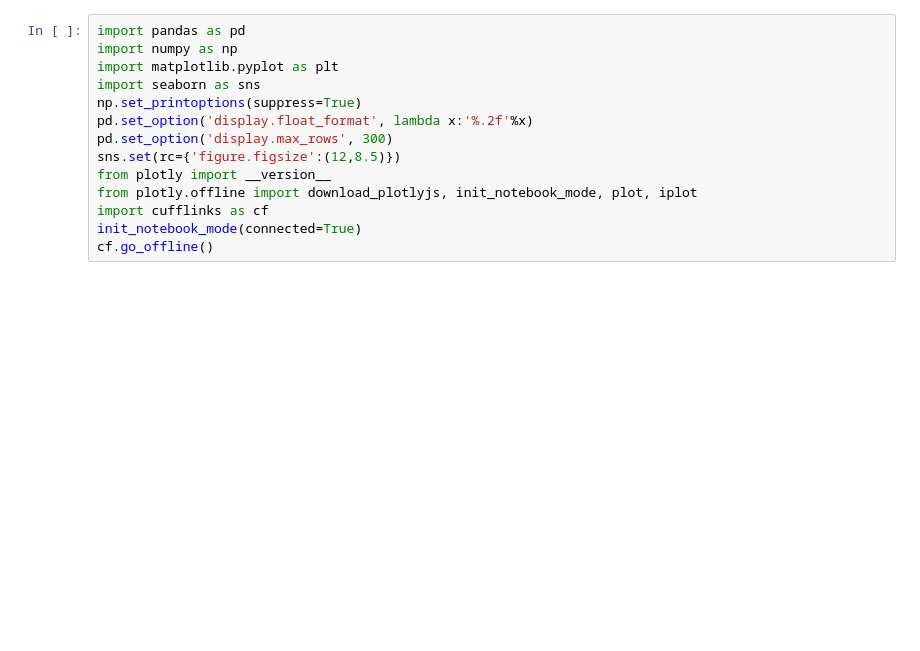
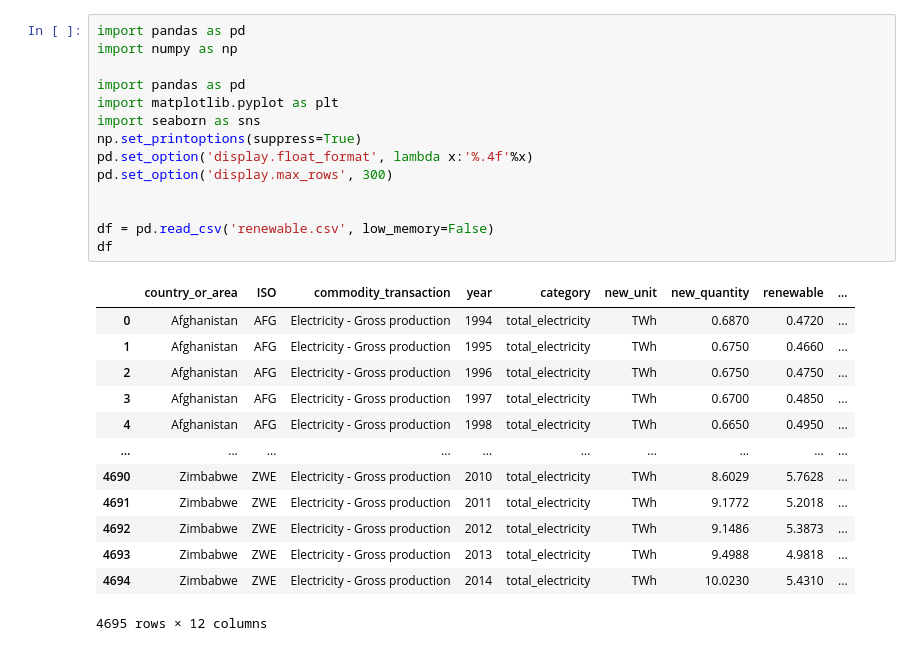
Before and after one commit to infoshareacademy/jdszr8-mmpk, a Jupyter notebook: Python/aa_ranking_krajow_calosciowo.ipynb, the cells around one changed output. Saved outputs shown, nothing was run; the diff lists cells and outputs as text; blank space fills up the shorter version.

```diff
--- a/Python/aa_ranking_krajow_calosciowo.ipynb
+++ b/Python/aa_ranking_krajow_calosciowo.ipynb
@@ -1,14 +1,28 @@
 # %%
 import pandas as pd
 import numpy as np
+
+import pandas as pd
 import matplotlib.pyplot as plt
 import seaborn as sns
 np.set_printoptions(suppress=True)
-pd.set_option('display.float_format', lambda x:'%.2f'%x)
+pd.set_option('display.float_format', lambda x:'%.4f'%x)
 pd.set_option('display.max_rows', 300)
-sns.set(rc={'figure.figsize':(12,8.5)})
-from plotly import __version__
-from plotly.offline import download_plotlyjs, init_notebook_mode, plot, iplot
-import cufflinks as cf
-init_notebook_mode(connected=True)
-cf.go_offline()
+
+
+df = pd.read_csv('renewable.csv', low_memory=False)
+df
+# %% [output]
+|  | country_or_area | ISO | commodity_transaction | year | category | new_unit | new_quantity | renewable | ... |
+| 0 | Afghanistan | AFG | Electricity - Gross production | 1994 | total_electricity | TWh | 0.6870 | 0.4720 | ... |
+| 1 | Afghanistan | AFG | Electricity - Gross production | 1995 | total_electricity | TWh | 0.6750 | 0.4660 | ... |
+| 2 | Afghanistan | AFG | Electricity - Gross production | 1996 | total_electricity | TWh | 0.6750 | 0.4750 | ... |
+| 3 | Afghanistan | AFG | Electricity - Gross production | 1997 | total_electricity | TWh | 0.6700 | 0.4850 | ... |
+| 4 | Afghanistan | AFG | Electricity - Gross production | 1998 | total_electricity | TWh | 0.6650 | 0.4950 | ... |
+| ... | ... | ... | ... | ... | ... | ... | ... | ... | ... |
+| 4690 | Zimbabwe | ZWE | Electricity - Gross production | 2010 | total_electricity | TWh | 8.6029 | 5.7628 | ... |
+| 4691 | Zimbabwe | ZWE | Electricity - Gross production | 2011 | total_electricity | TWh | 9.1772 | 5.2018 | ... |
+| 4692 | Zimbabwe | ZWE | Electricity - Gross production | 2012 | total_electricity | TWh | 9.1486 | 5.3873 | ... |
+| 4693 | Zimbabwe | ZWE | Electricity - Gross production | 2013 | total_electricity | TWh | 9.4988 | 4.9818 | ... |
+| 4694 | Zimbabwe | ZWE | Electricity - Gross production | 2014 | total_electricity | TWh | 10.0230 | 5.4310 | ... |
+4695 rows × 12 columns
```
Also changed, not shown: parts of 17 cells of this notebook.
